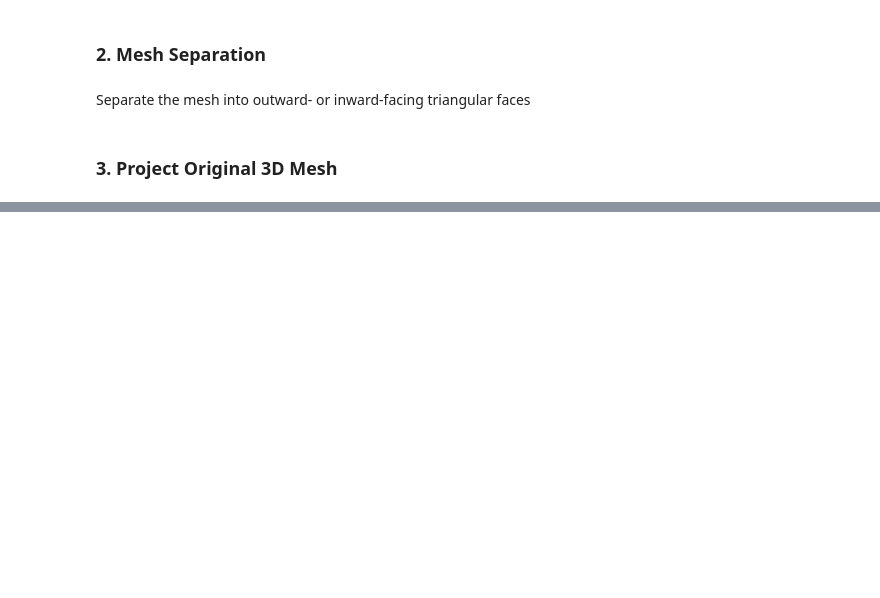
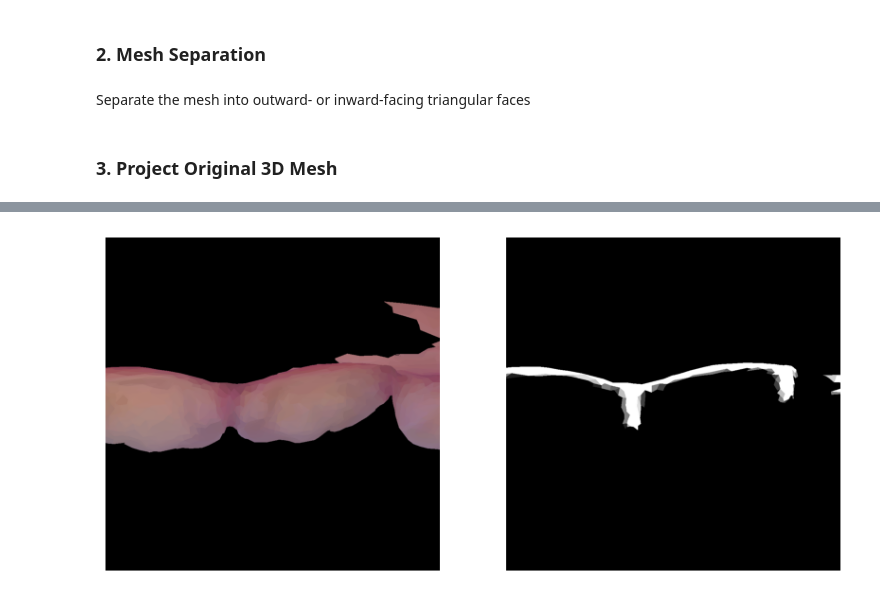
Before and after one commit to SunnyRT/dental_plaque_segmentation, a Jupyter notebook: uvraster.ipynb, the cells around one changed output, grey strips where cells are left out. Drawn from its saved outputs; the diff is of its cells as text; code cells hidden in the pictures; blank space fills up the shorter version.

```diff
--- a/uvraster.ipynb
+++ b/uvraster.ipynb
@@ -376,0 +377,15 @@ plt.show()
+# %%
+tensor_origin = np.load(save_origin_path)
+tensor_label = np.load(save_label_path)
+origin_image_test = tensor_origin[1, 4, :, :, :]
+label_image_test = tensor_label[1, 4, :, :, :]
+
+fig, ax = plt.subplots(1, 2, figsize=(10, 5))
+
+ax[0].imshow(origin_image_test)
+ax[0].axis("off")
+ax[1].imshow(label_image_test)
+ax[1].axis("off")
+plt.show()
+# %% [output]
+[figure, added]
```
Also changed, not shown: parts of 5 cells of this notebook, 1 other file.
